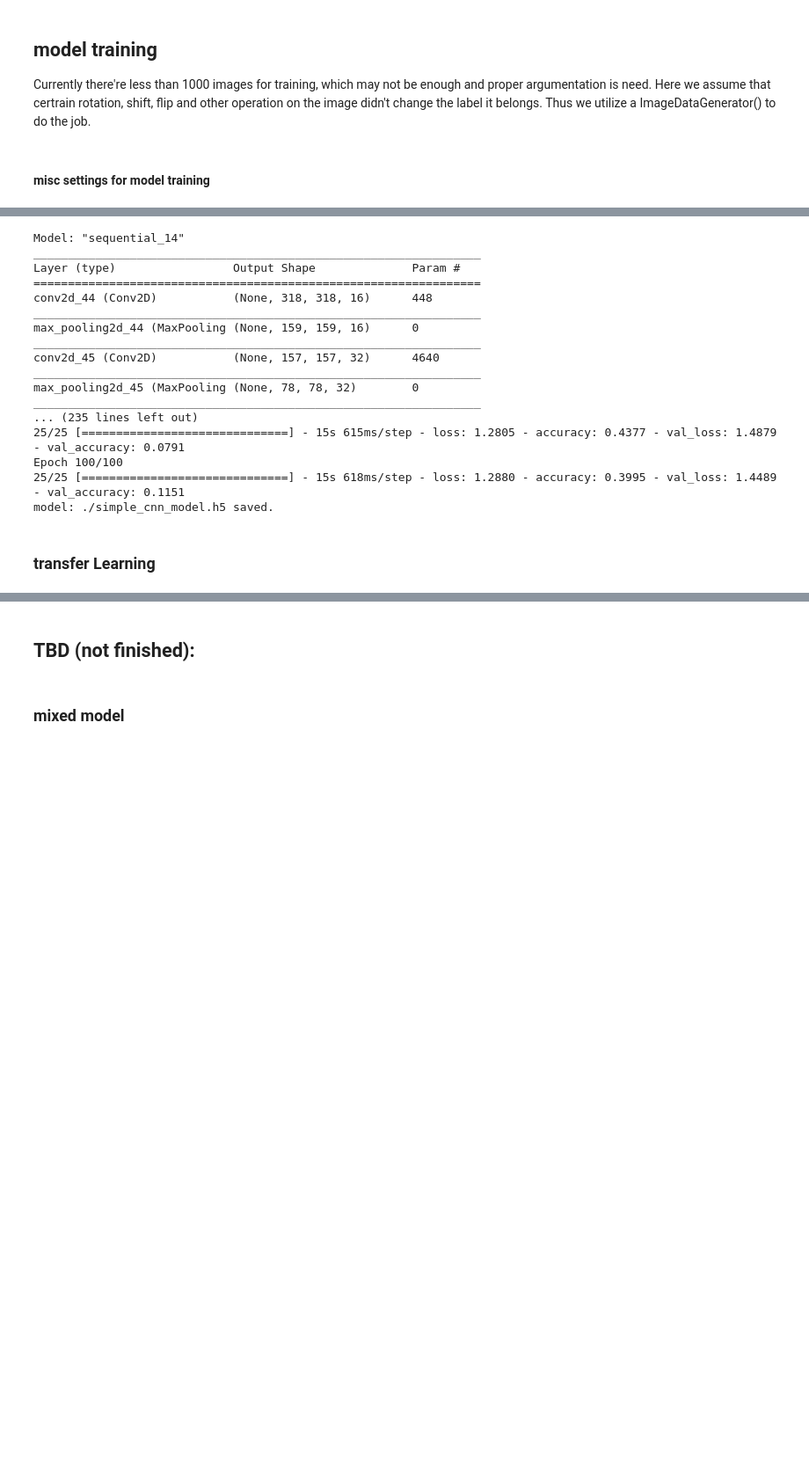
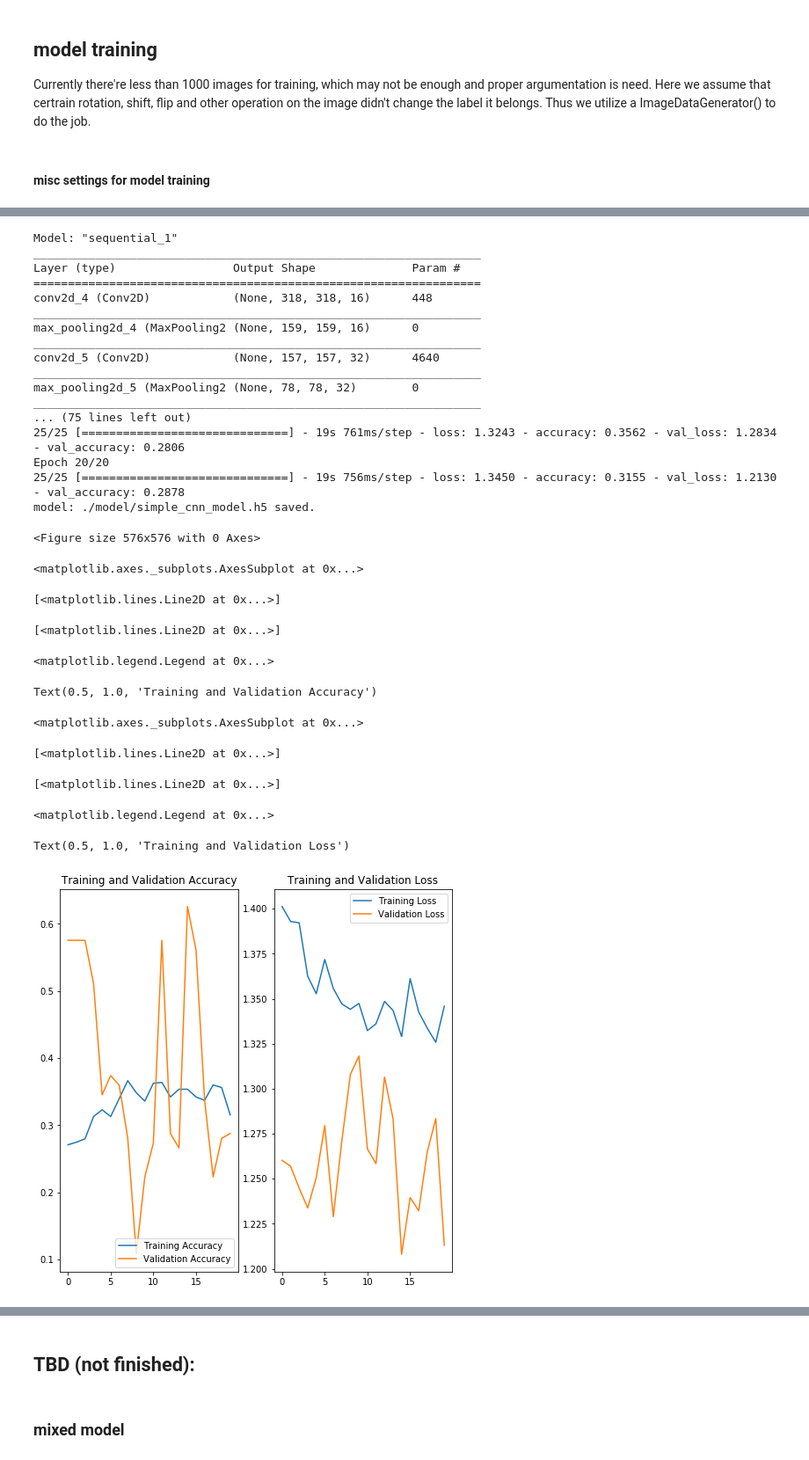
Before and after one commit to zwh42/CancerDetection, a Jupyter notebook: CancerDetection.ipynb, the cells around one changed output, grey strips where cells are left out. Shown at 88% size. Drawn from its saved outputs; the diff is of its cells as text; code cells hidden in the pictures; blank space fills up the shorter version.

```diff
--- a/CancerDetection.ipynb
+++ b/CancerDetection.ipynb
@@ -79,12 +60,20 @@ TRAIN_IMG_DIR = "./train/images"
 TEST_CSV = "./test/feats.csv"
 TEST_IMG_DIR = "./test/images"
 
+
 CLEAN_DATA_FILE = "./cleaned_data.csv"
 
-MODEL_PATH = "./"
+MODEL_DIR = "./model"
 RESULT_FILE = "./submission.csv"
 
-LOGDIR = "./"
+LOG_DIR = "./log"
+
+dir_list = [MODEL_DIR, LOG_DIR]
+for d in dir_list:
+    if not os.path.exists(d):
+        os.makedirs(d)
+        print(f"directory: {d} is created.")
+
 
 #image size for CNN input
 IMG_HEIGHT = 320
@@ -384,5 +370,5 @@ tensorboard_callback = tf.keras.callbacks.TensorBoard(LOGDIR, histogram_freq=1)
 # %%
-model =  build_model() #build_transfer_learning_model() # #
+model =  build_model()
 
 optimizer = Adam(
     learning_rate=0.001, epsilon=1e-07, amsgrad=False,)
@@ -396,37 +382,70 @@ y_integers = np.argmax(train_Y, axis=1)
 class_weights = compute_class_weight('balanced', np.unique(y_integers), y_integers)
 d_class_weights = dict(enumerate(class_weights))
 
-print("class_weight: ", d_class_weights)
+print(f"class weight: {d_class_weights}")
 
 
 history = model.fit(datagen.flow(train_X, train_Y, batch_size = 32),
-                    epochs=10, shuffle = True,
+                    epochs = 20, shuffle = True,
                     class_weight = d_class_weights,
                     callbacks = [tensorboard_callback], verbose = 1,
                     validation_data = (test_X, test_Y)
                     )
 
 
-model_file = os.path.join(MODEL_PATH, "simple_cnn_model.h5")
+model_file = os.path.join(MODEL_DIR, "simple_cnn_model.h5")
 model.save(model_file)
 print(f"model: {model_file} saved.")
 # %% [output]
-Model: "sequential_14"
+Model: "sequential_1"
 _________________________________________________________________
 Layer (type)                 Output Shape              Param #
 =================================================================
-conv2d_44 (Conv2D)           (None, 318, 318, 16)      448
+conv2d_4 (Conv2D)            (None, 318, 318, 16)      448
 _________________________________________________________________
-max_pooling2d_44 (MaxPooling (None, 159, 159, 16)      0
+max_pooling2d_4 (MaxPooling2 (None, 159, 159, 16)      0
 _________________________________________________________________
-conv2d_45 (Conv2D)           (None, 157, 157, 32)      4640
+conv2d_5 (Conv2D)            (None, 157, 157, 32)      4640
 _________________________________________________________________
-max_pooling2d_45 (MaxPooling (None, 78, 78, 32)        0
+max_pooling2d_5 (MaxPooling2 (None, 78, 78, 32)        0
 _________________________________________________________________
-... (235 lines left out)
-25/25 [==============================] - 15s 615ms/step - loss: 1.2805 - accuracy: 0.4377 - val_loss: 1.4879 - val_accuracy: 0.0791
-Epoch 100/100
-25/25 [==============================] - 15s 618ms/step - loss: 1.2880 - accuracy: 0.3995 - val_loss: 1.4489 - val_accuracy: 0.1151
-model: ./simple_cnn_model.h5 saved.
+... (75 lines left out)
+25/25 [==============================] - 19s 761ms/step - loss: 1.3243 - accuracy: 0.3562 - val_loss: 1.2834 - val_accuracy: 0.2806
+Epoch 20/20
+25/25 [==============================] - 19s 756ms/step - loss: 1.3450 - accuracy: 0.3155 - val_loss: 1.2130 - val_accuracy: 0.2878
+model: ./model/simple_cnn_model.h5 saved.
-# %% [markdown]
-### transfer Learning
+# %%
+acc = history.history['accuracy']
+val_acc = history.history['val_accuracy']
+
+loss=history.history['loss']
+val_loss=history.history['val_loss']
+
+epochs_range = range(len(acc))
+
+plt.figure(figsize=(8, 8))
+plt.subplot(1, 2, 1)
+plt.plot(epochs_range, acc, label='Training Accuracy')
+plt.plot(epochs_range, val_acc, label='Validation Accuracy')
+plt.legend(loc='lower right')
+plt.title('Training and Validation Accuracy')
+
+plt.subplot(1, 2, 2)
+plt.plot(epochs_range, loss, label='Training Loss')
+plt.plot(epochs_range, val_loss, label='Validation Loss')
+plt.legend(loc='upper right')
+plt.title('Training and Validation Loss')
+plt.show()
+# %% [output]
+<Figure size 576x576 with 0 Axes>
+<matplotlib.axes._subplots.AxesSubplot at 0x...>
+[<matplotlib.lines.Line2D at 0x...>]
+[<matplotlib.lines.Line2D at 0x...>]
+<matplotlib.legend.Legend at 0x...>
+Text(0.5, 1.0, 'Training and Validation Accuracy')
+<matplotlib.axes._subplots.AxesSubplot at 0x...>
+[<matplotlib.lines.Line2D at 0x...>]
+[<matplotlib.lines.Line2D at 0x...>]
+<matplotlib.legend.Legend at 0x...>
+Text(0.5, 1.0, 'Training and Validation Loss')
+[figure, added]
```
Also changed, not shown: parts of 24 cells of this notebook.
